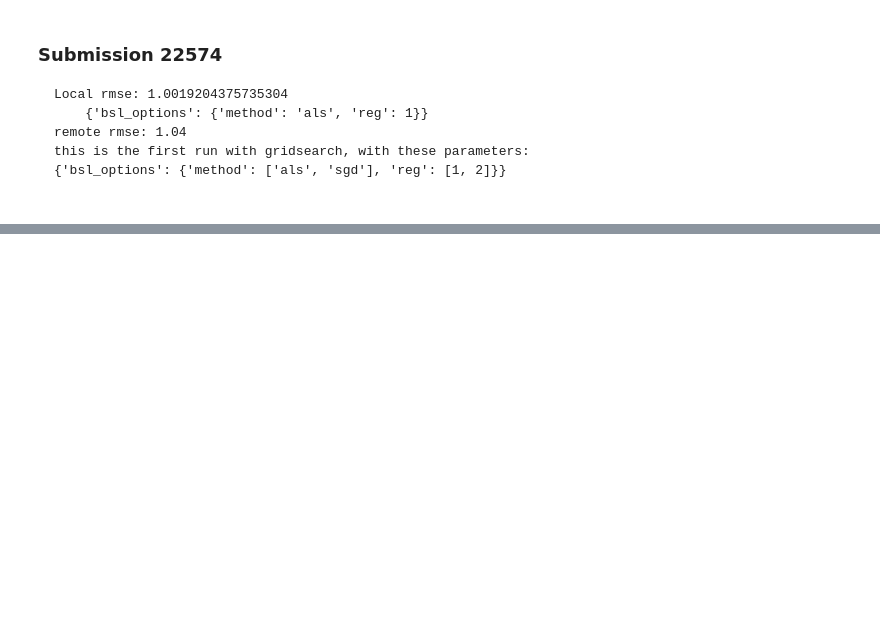
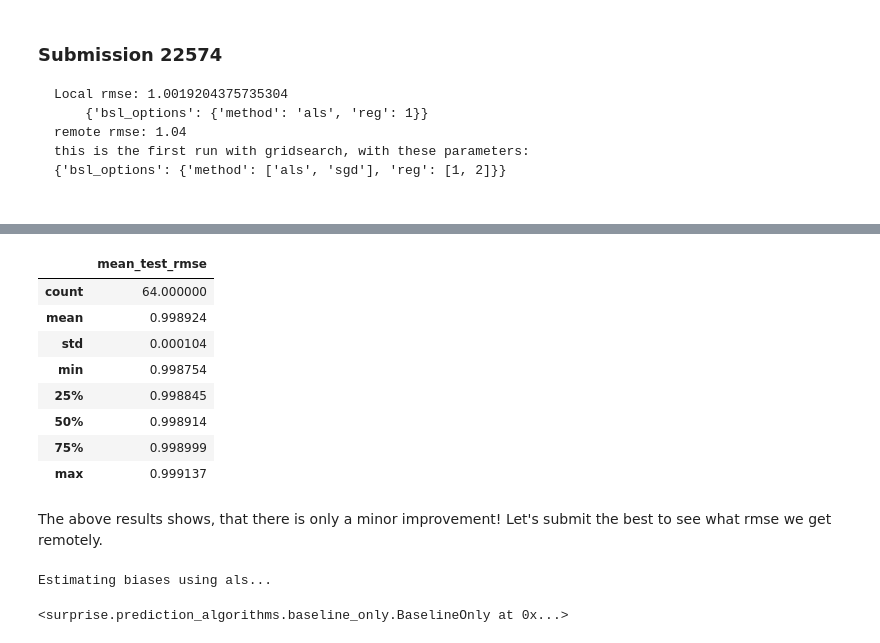
Before and after one commit to justcho5/ml_projects, a Jupyter notebook: project2/AnalyzeResult.ipynb, the cells around one changed output, grey strips where cells are left out. Saved outputs shown, nothing was run; the diff lists cells and outputs as text; code cells hidden in the pictures; blank space fills up the shorter version.

Commit message:
described more predictions

```diff
--- a/project2/AnalyzeResult.ipynb
+++ b/project2/AnalyzeResult.ipynb
@@ -159,0 +194,23 @@ this is the first run with gridsearch, with these parameters:
+# %%
+results_df[['reg_u', 'reg_i', 'n_epochs', 'mean_test_rmse']]
+results_df.mean_test_rmse.describe().to_frame()
+# %% [output]
+|  | mean_test_rmse |
+| count | 64.000000 |
+| mean | 0.998924 |
+| std | 0.000104 |
+| min | 0.998754 |
+| 25% | 0.998845 |
+| 50% | 0.998914 |
+| 75% | 0.998999 |
+| max | 0.999137 |
+# %% [markdown]
+The above results shows, that there is only a minor improvement!
+Let's submit the best to see what rmse we get remotely.
+# %%
+data_input = d.to_surprise_read('data/data_surprise.csv')
+algo = gs.best_estimator['rmse']
+algo.fit(data_input.build_full_trainset())
+# %% [output]
+Estimating biases using als...
+<surprise.prediction_algorithms.baseline_only.BaselineOnly at 0x...>
```
Also changed, not shown: parts of 10 cells of this notebook.
